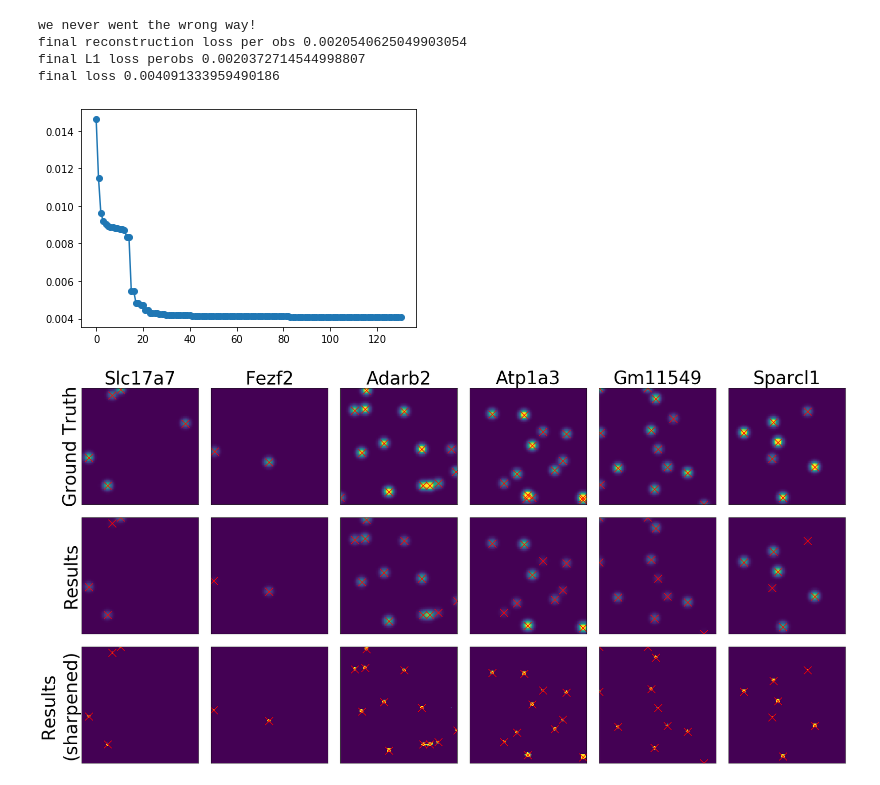
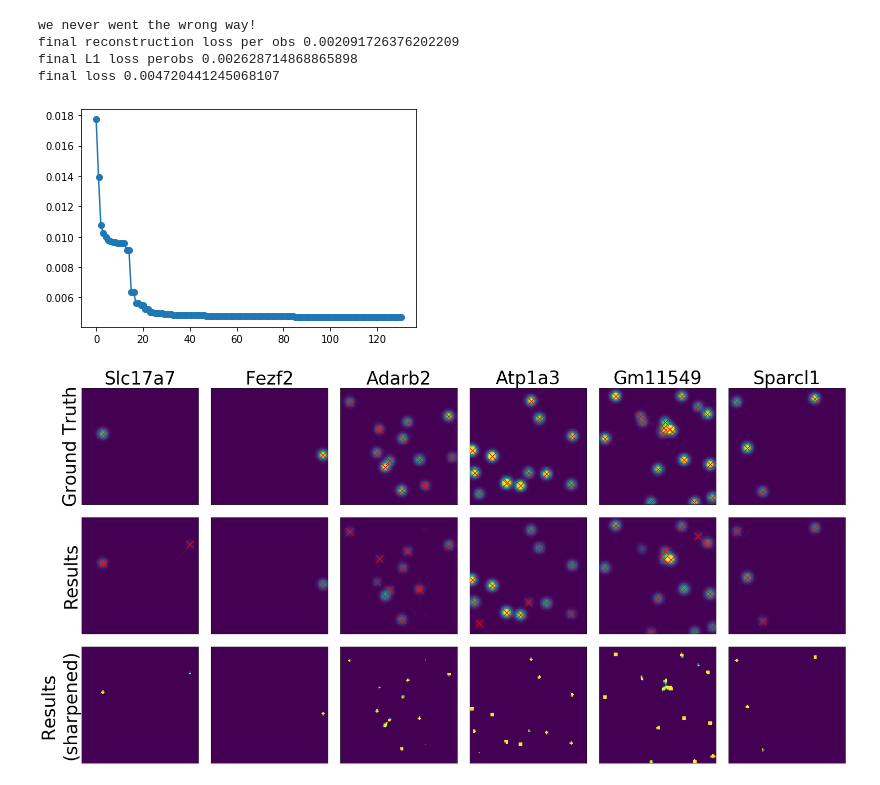
Before and after one commit to jacksonloper/barcoderegression, a Jupyter notebook: example.ipynb, the cells around one changed output. Saved outputs shown, nothing was run; the diff lists cells and outputs as text; code cells hidden in the pictures.

```diff
--- a/example.ipynb
+++ b/example.ipynb
@@ -144,13 +19,0 @@ frames(model)
-# %%
-with AnimAcross(columns=2) as a:
-    a("spatial offset term")
-    a.cb(plt.imshow(model2.a.reshape(spdims)))
-
-    a("spatial offset term (actually)")
-    a.cb(plt.imshow(model.a.reshape(spdims)))
-
-    a('frame offsets')
-    a.cb(plt.imshow(model2.b))
-
-    a('frame offsets (actually)')
-    a.cb(plt.imshow(model.b))
@@ -166,25 +20,12 @@ interactive(children=(Dropdown(description='i', options=(0, 1), value=0), Output
-# %%
-with open("example.pkl",'rb') as f:
-    example=pickle.load(f)
-    X=example['data'].transpose([2,3,0,1])
-    B=example['barcode'].astype(np.bool)
-    R=X.shape[-2]
-    C=X.shape[-1]
-    Xrav=X.reshape((-1,R,C))
-    spatial_dims=X.shape[:2]
-
-
-import scipy.io
-codebook=sp.io.loadmat('../codebook.mat')
-gene_names=np.array([codebook['codebook'][m][0][0] for m in range(len(codebook['codebook']))])
-
-with open('/home/jovyan/work/Documents/research/data/barseq/genedistr.pkl','rb') as f:
-    genedistr=pickle.load(f)
 # %%
+with open("example.pkl",'rb') as f:
+    example=pickle.load(f)
+    gene_names=example['gene_names']
 
+npr.seed(0)
 model,Xrav,X_without_noise = barcoderegression.simulations.simulation_from_B(
-    B,spatial_dims,100,blursize=[2.5,2.5],noise=.15,genedistr=genedistr,lam=.05)
-X=Xrav.reshape(spatial_dims+(R,C))
+    example['barcode'],spatial_dims,100,blursize=[2.5,2.5],noise=.15,genedistr=example['genedistr'],lam=.05)
+X=Xrav.reshape(spatial_dims+(model.R,model.C))
 # %%
 with AnimAcross(columns=X.shape[-1],ratio=.95) as a:
     for r in range(X.shape[-2]):
@@ -206,12 +47,14 @@ model2=barcoderegression.parameters.Model(
 #     barcoderegression.blurkernels.NoBlur(),
     M=model.M,lam=0.1)
 
+print("initialization")
 trainer=barcoderegression.training.Trainer(X,model2)
 trange=tqdm.notebook.tqdm(range(10))
 for i in trange:
     trainer.update(nms=['F'])
     trange.set_description(str(trainer.losses[-1]['reconstruction']))
 
+print("fine tuning")
 trange=tqdm.notebook.tqdm(range(20))
 for i in trange:
     trainer.update(nms=['F','varphi','alpha','rho','a','b'])
@@ -220,10 +63,10 @@ for i in trange:
 trainer.status()
 # %% [output]
 we never went the wrong way!
-final reconstruction loss per obs 0.0020540625049903054
-final L1 loss perobs 0.0020372714544998807
-final loss 0.004091333959490186
+final reconstruction loss per obs 0.002091726376202209
+final L1 loss perobs 0.002628714868865898
+final loss 0.004720441245068107
-[figure, old version]
+[figure, new version]
 # %%
 F=model.F_scaled(blurred=False)
 F_blurred=model.F_scaled(blurred=True)
@@ -233,7 +76,7 @@ F_blurred2=model2.F_scaled(blurred=True)
 
 js=[23,26,27,49,60,77]
 
-THRESH=1
+THRESH=7
 
 with AnimAcross(columns=len(js),ratio=.9) as a:
     for i,j in enumerate(js):
@@ -261,32 +104,32 @@ with AnimAcross(columns=len(js),ratio=.9) as a:
         # plot the learned spatial loadings
         plt.imshow(F_blurred2[:,j].reshape(spatial_dims),vmax=4)
 
         # find polony positions in the learned model
         locs=skimage.feature.peak_local_max(F2[:,j].reshape(spatial_dims),threshold_abs=THRESH,
                                            exclude_border=False)
 
         # scatterplot the polony positions
         plt.scatter(locs[:,1],locs[:,0],marker='x',color='red',s=300)
 
 
         plt.xticks([]); plt.yticks([]); plt.xlim(0,spatial_dims[1]-1); plt.ylim(spatial_dims[0]-1,0)
 
     for i,j in enumerate(js):
         ~a
         if i==0:
             plt.ylabel("Results \n(sharpened)",fontsize=40)
 
         # plot the learned spatial loadings
         plt.imshow(F2[:,j].reshape(spatial_dims),vmax=4)
 
         # find polony positions in the learned model
         locs=skimage.feature.peak_local_max(F2[:,j].reshape(spatial_dims),threshold_abs=THRESH,
                                            exclude_border=False)
 
         # scatterplot the polony positions
-        plt.scatter(locs[:,1],locs[:,0],marker='x',color='red',s=300)
+#         plt.scatter(locs[:,1],locs[:,0],marker='x',color='red',s=300)
 
 
         plt.xticks([]); plt.yticks([]); plt.xlim(0,spatial_dims[1]-1); plt.ylim(spatial_dims[0]-1,0)
 # %% [output]
-[figure, old version]
+[figure, new version]
```
Also changed, not shown: parts of 53 cells of this notebook, 4 other files.
